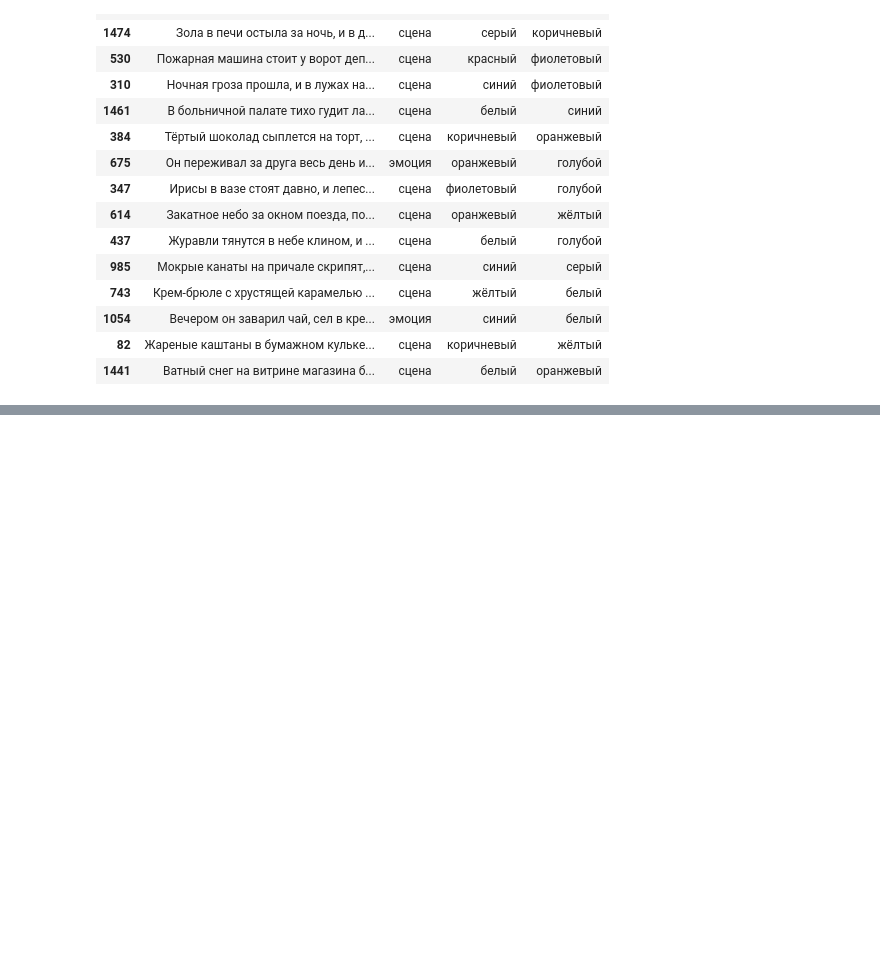
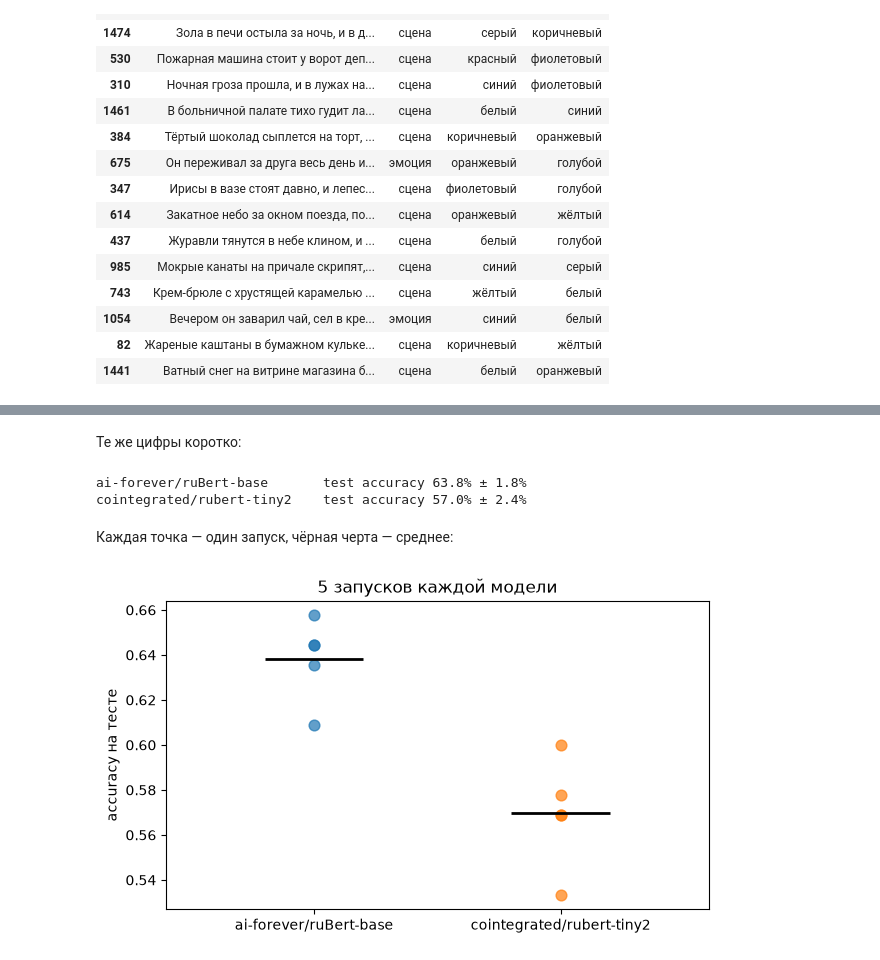
Before and after one commit to ahruslan17/text2color, a Jupyter notebook: text2color.ipynb, the cells around one changed output, grey strips where cells are left out. Cells and saved outputs as stored; diff of their text form; code cells hidden in the pictures; blank space fills up the shorter version.

```diff
--- a/text2color.ipynb
+++ b/text2color.ipynb
@@ -975,0 +1110,15 @@ errors[["text", "type", "color", "pred_color"]].sample(min(15, len(errors)), ran
+# %%
+experiments = [
+    ("ai-forever/ruBert-base", 2e-5),
+    ("cointegrated/rubert-tiny2", 1e-4),
+]
+seeds = [0, 1, 2, 3, 4]
+
+results = []
+for model_name, learning_rate in experiments:
+    for seed in seeds:
+        r = run_experiment(model_name, learning_rate, seed)
+        results.append(r)
+        print(f"{model_name:28} seed={seed}  val={r['val']:.1%}  test={r['test']:.1%}  ({r['seconds']:.0f} с)")
+
+results_df = pd.DataFrame(results)
@@ -975,0 +1153,24 @@ errors[["text", "type", "color", "pred_color"]].sample(min(15, len(errors)), ran
+# %% [markdown]
+Те же цифры коротко:
+# %%
+for model_name, part in results_df.groupby("model"):
+    print(f"{model_name:28} test accuracy {part['test'].mean():.1%} ± {part['test'].std():.1%}")
+# %% [output]
+ai-forever/ruBert-base       test accuracy 63.8% ± 1.8%
+cointegrated/rubert-tiny2    test accuracy 57.0% ± 2.4%
+# %% [markdown]
+Каждая точка — один запуск, чёрная черта — среднее:
+# %%
+fig, ax = plt.subplots(figsize=(7, 4))
+
+for i, (model_name, part) in enumerate(results_df.groupby("model")):
+    ax.scatter([i] * len(part), part["test"], s=60, alpha=0.7)
+    ax.hlines(part["test"].mean(), i - 0.2, i + 0.2, color="black", linewidth=2)
+
+ax.set_xticks(range(results_df["model"].nunique()), sorted(results_df["model"].unique()))
+ax.set_ylabel("accuracy на тесте")
+ax.set_title("5 запусков каждой модели")
+ax.set_xlim(-0.6, 1.6)
+plt.show()
+# %% [output]
+[figure, added]
```
Also changed, not shown: parts of 12 cells of this notebook, 1 other file.
